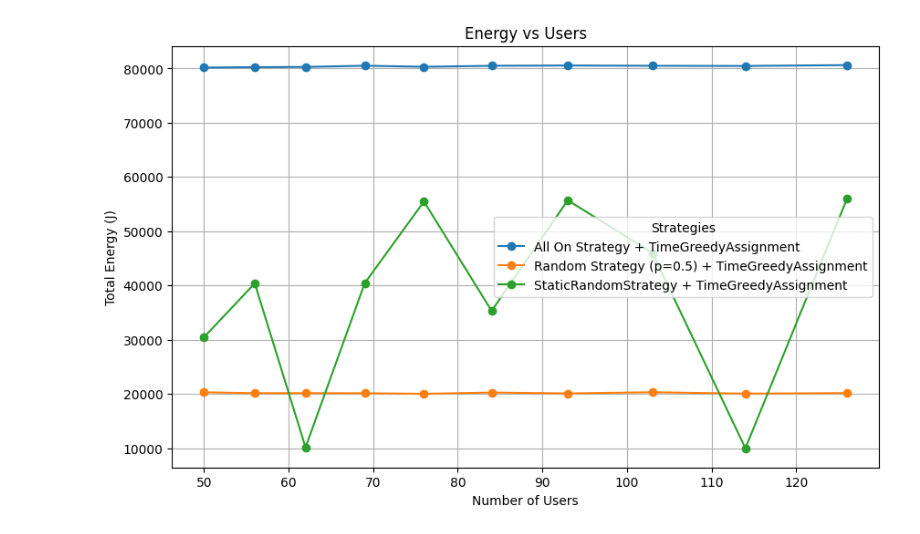
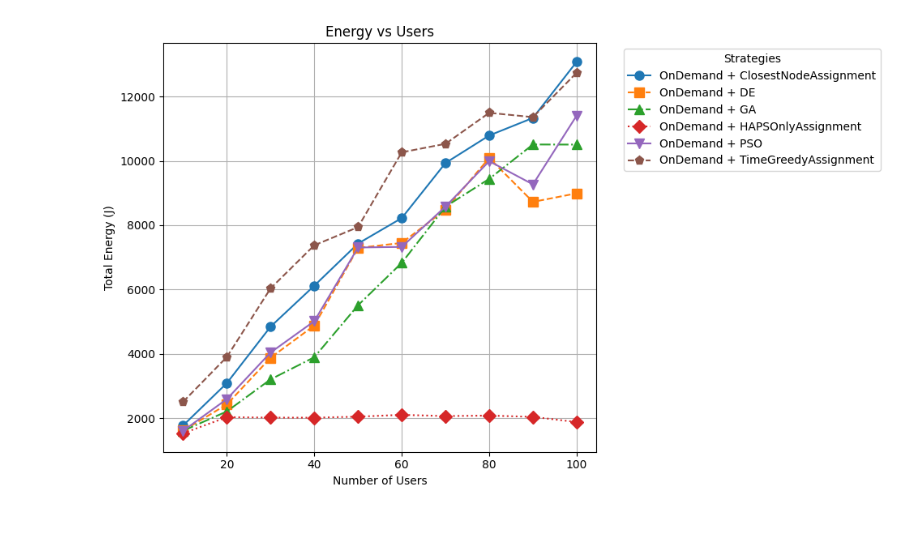
Before and after one commit to SimonR99/OptimisationNTN, a Jupyter notebook: analyse/energy_by_usercount.ipynb, the cells around one changed output. Cells and saved outputs as stored; diff of their text form; code cells hidden in the pictures.

```diff
--- a/analyse/energy_by_usercount.ipynb
+++ b/analyse/energy_by_usercount.ipynb
@@ -63,7 +63,18 @@ def analyze_energy(
 
     if graph_type == "energy_vs_users":
         plt.figure(figsize=(10, 6))
-        for strategy_key, data in filtered_data.items():
+
+        # Define different line styles and markers
+        line_styles = [
+            ("solid", "o"),
+            ("dashed", "s"),
+            ("dashdot", "^"),
+            ("dotted", "D"),
+            ("-", "v"),
+            ("--", "p"),
+        ]
+
+        for idx, (strategy_key, data) in enumerate(filtered_data.items()):
             user_counts = []
             cumulative_energies = []
 
@@ -76,13 +87,23 @@ def analyze_energy(
             sorted_data = sorted(zip(user_counts, cumulative_energies))
             user_counts, energies = zip(*sorted_data)
 
-            plt.plot(user_counts, energies, marker="o", label=strategy_key)
+            # Use different line style and marker for each line
+            line_style, marker = line_styles[idx % len(line_styles)]
+            plt.plot(
+                user_counts,
+                energies,
+                linestyle=line_style,
+                marker=marker,
+                markersize=8,
+                label=strategy_key,
+            )
 
         plt.title("Energy vs Users")
         plt.xlabel("Number of Users")
         plt.ylabel("Total Energy (J)")
         plt.grid(True)
-        plt.legend(title="Strategies")
+        plt.legend(title="Strategies", bbox_to_anchor=(1.05, 1), loc="upper left")
+        plt.tight_layout()  # Adjust layout to prevent legend cutoff
         plt.show()
 
     elif graph_type == "energy_per_user":
@@ -130,9 +151,9 @@ def analyze_energy(
 # %%
 analyze_energy(
     dict_df,
-    assignment_strategy=["TimeGreedy"],
-    power_strategy=["All On Strategy", "StaticRandom", "Random"],
+    assignment_strategy=["TimeGreedy", "ClosestNode", "HAPSOnly", "GA", "PSO", "DE"],
+    power_strategy=["OnDemand"],
     graph_type="energy_vs_users",
 )
 # %% [output]
-[figure, old version]
+[figure, new version]
```
Also changed, not shown: parts of 1 cell of this notebook, 12 other files.
